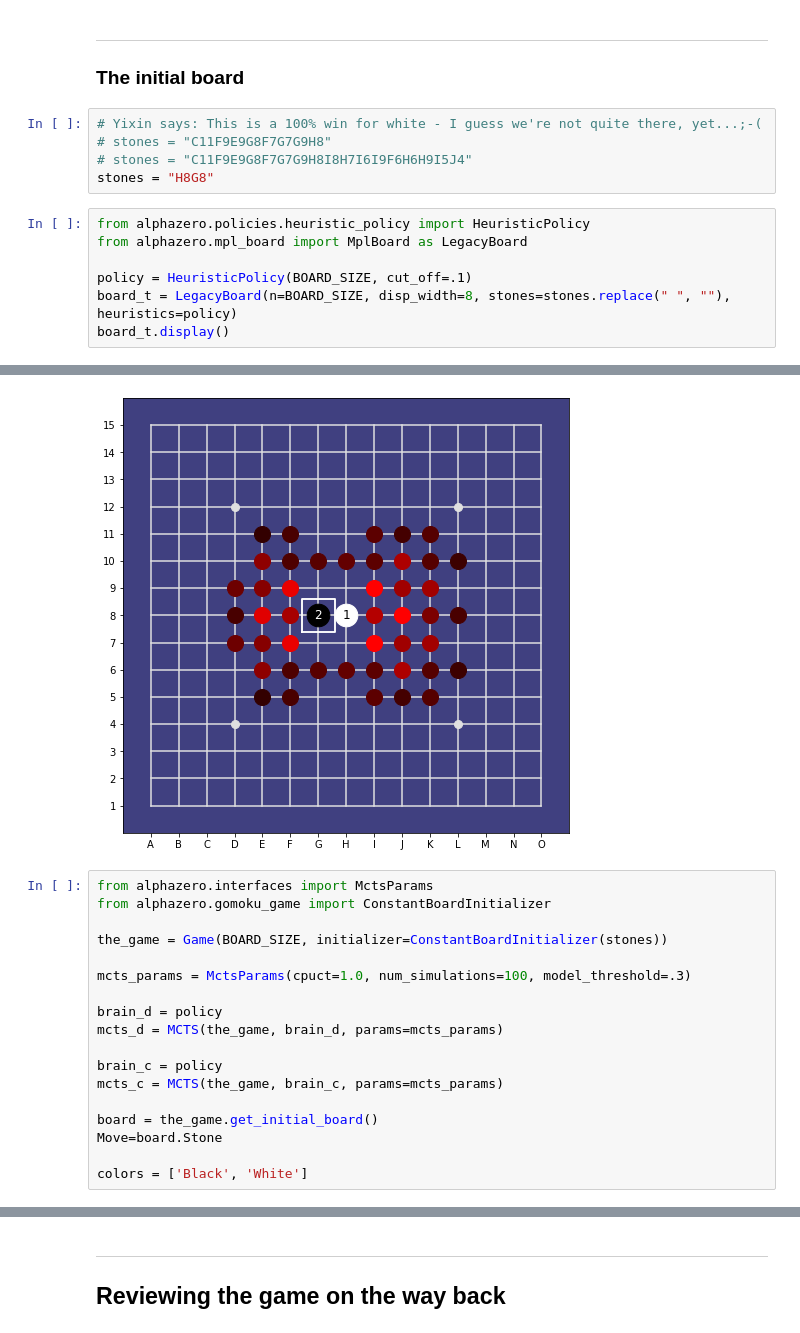
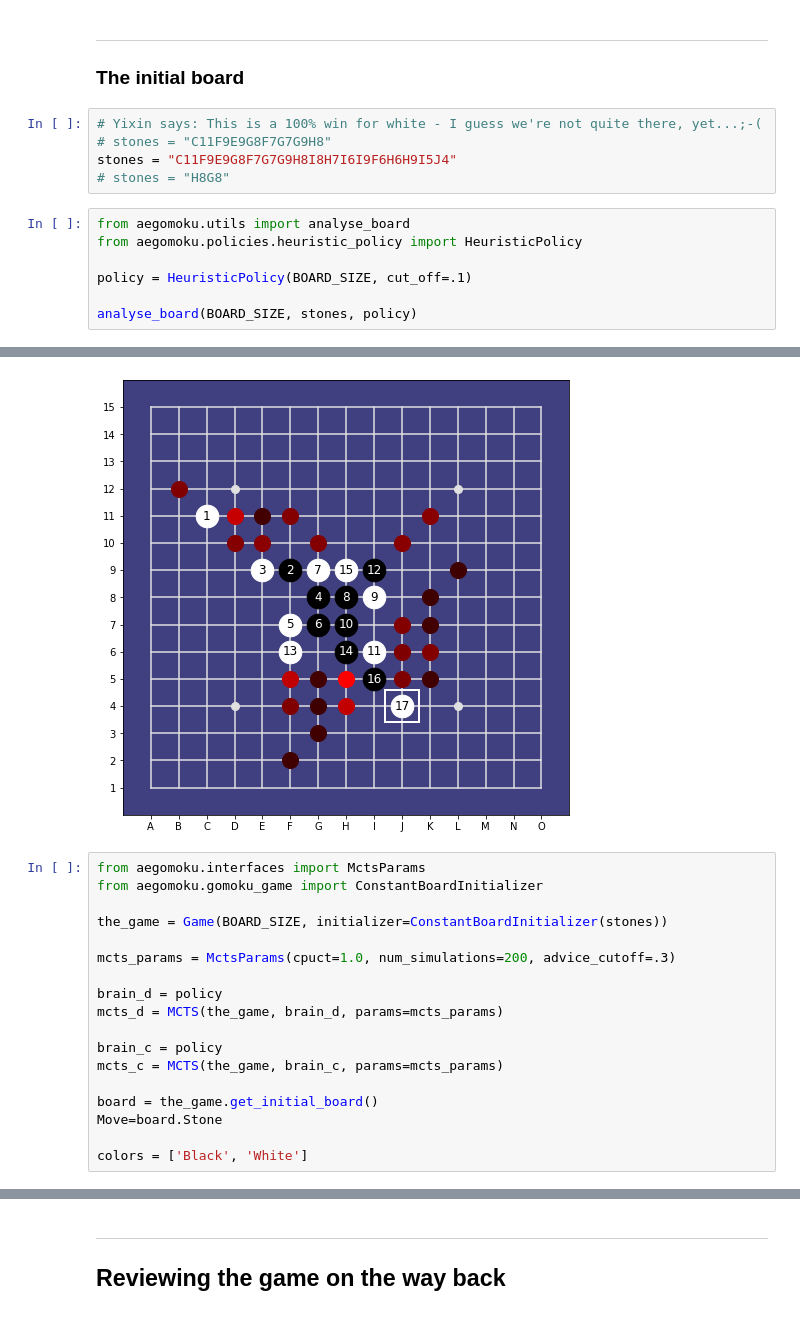
Before and after one commit to Project-Ellie/DeepGomoku, a Jupyter notebook: notebooks/Monte_Carlo_Tree_Search.ipynb, the cells around one changed output, grey strips where cells are left out. Saved outputs shown, nothing was run; the diff lists cells and outputs as text.

Commit message:
we have a new name: aegomoku = alpha-epsilon gomoku

```diff
--- a/notebooks/Monte_Carlo_Tree_Search.ipynb
+++ b/notebooks/Monte_Carlo_Tree_Search.ipynb
@@ -21,13 +21,13 @@ BOARD_SIZE=15
 # %%
 # Yixin says: This is a 100% win for white - I guess we're not quite there, yet...;-(
 # stones = "C11F9E9G8F7G7G9H8"
-# stones = "C11F9E9G8F7G7G9H8I8H7I6I9F6H6H9I5J4"
-stones = "H8G8"
+stones = "C11F9E9G8F7G7G9H8I8H7I6I9F6H6H9I5J4"
+# stones = "H8G8"
 # %%
-from alphazero.policies.heuristic_policy import HeuristicPolicy
-from alphazero.mpl_board import MplBoard as LegacyBoard
+from aegomoku.utils import analyse_board
+from aegomoku.policies.heuristic_policy import HeuristicPolicy
 
 policy = HeuristicPolicy(BOARD_SIZE, cut_off=.1)
-board_t = LegacyBoard(n=BOARD_SIZE, disp_width=8, stones=stones.replace(" ", ""), heuristics=policy)
-board_t.display()
+
+analyse_board(BOARD_SIZE, stones, policy)
 # %% [output]
@@ -36,11 +34,11 @@ To enable them in other operations, rebuild TensorFlow with the appropriate comp
-[figure, old version]
+[figure, new version]
 # %%
-from alphazero.interfaces import MctsParams
-from alphazero.gomoku_game import ConstantBoardInitializer
+from aegomoku.interfaces import MctsParams
+from aegomoku.gomoku_game import ConstantBoardInitializer
 
 the_game = Game(BOARD_SIZE, initializer=ConstantBoardInitializer(stones))
 
-mcts_params = MctsParams(cpuct=1.0, num_simulations=100, model_threshold=.3)
+mcts_params = MctsParams(cpuct=1.0, num_simulations=200, advice_cutoff=.3)
 
 brain_d = policy
 mcts_d = MCTS(the_game, brain_d, params=mcts_params)
```
Also changed, not shown: parts of 10 cells of this notebook, 46 other files.
